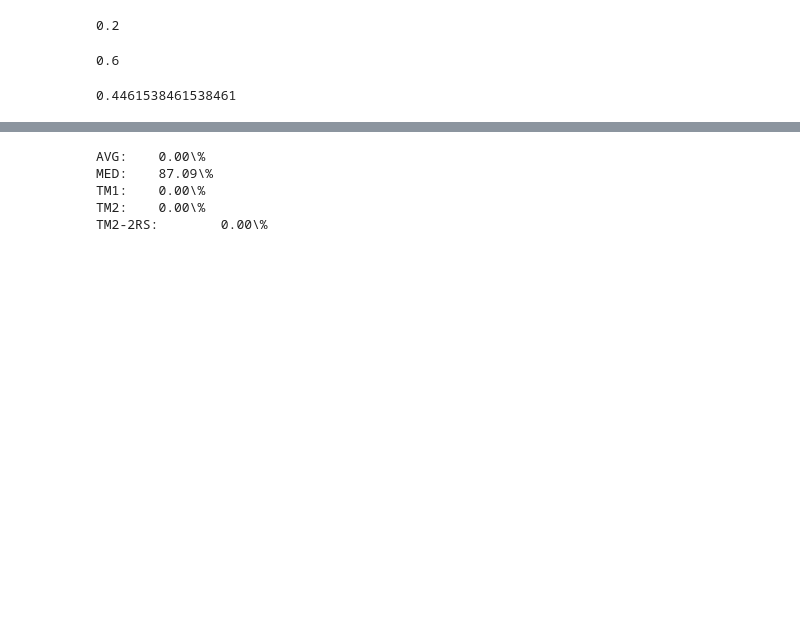
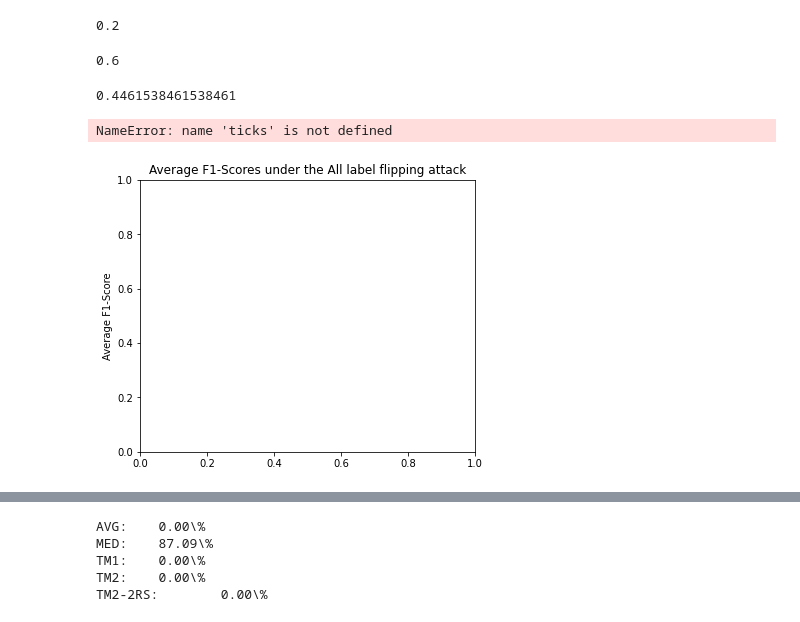
Before and after one commit to ValerianRey/fed_iot_guard, a Jupyter notebook: Test results.ipynb, the cells around one changed output, grey strips where cells are left out. Cells and saved outputs as stored; diff of their text form; code cells hidden in the pictures; blank space fills up the shorter version.

```diff
--- a/Test results.ipynb
+++ b/Test results.ipynb
@@ -422,0 +422,26 @@ def print_latex_f1_scores(base_path, end_path):
+# %%
+fig, ax = plt.subplots(figsize=(6, 5))
+color_1 = 'gold'
+color_2 = 'tab:orange'
+color_3 = 'tab:red'
+ax.set_title('Average F1-Scores under the All label flipping attack')
+ax.set_ylabel('Average F1-Score')
+ax.set_ylim(0, 1.0)
+
+ax.plot(ticks, thresholds_1, color=color_1, label='mean + std')
+ax.plot(ticks, thresholds_2, color=color_2, label='0.95 quantile')
+
+ax.hlines(0.001566670167570313, xmin=ticks[0], xmax=ticks[-1], color=color_1, linestyles='dotted', label='mean + std (centralized)')
+ax.hlines(0.0012821135499204198, xmin=ticks[0], xmax=ticks[-1], color=color_2, linestyles='dotted', label='0.95 quantile (centralized)')
+
+ax.set_xlim(ticks[0], ticks[-1])
+ax.tick_params(axis='y')
+ax.ticklabel_format(useOffset=False)
+ax.legend()
+ax.grid()
+plt.show()
+if save:
+    fig.savefig('thresholds' + ('_multi_epoch' if multi_epoch else '_mini_batch') + '.pdf', bbox_inches='tight')
+# %% [output]
+NameError: name 'ticks' is not defined
+[figure, added]
```
Also changed, not shown: parts of 7 cells of this notebook.
